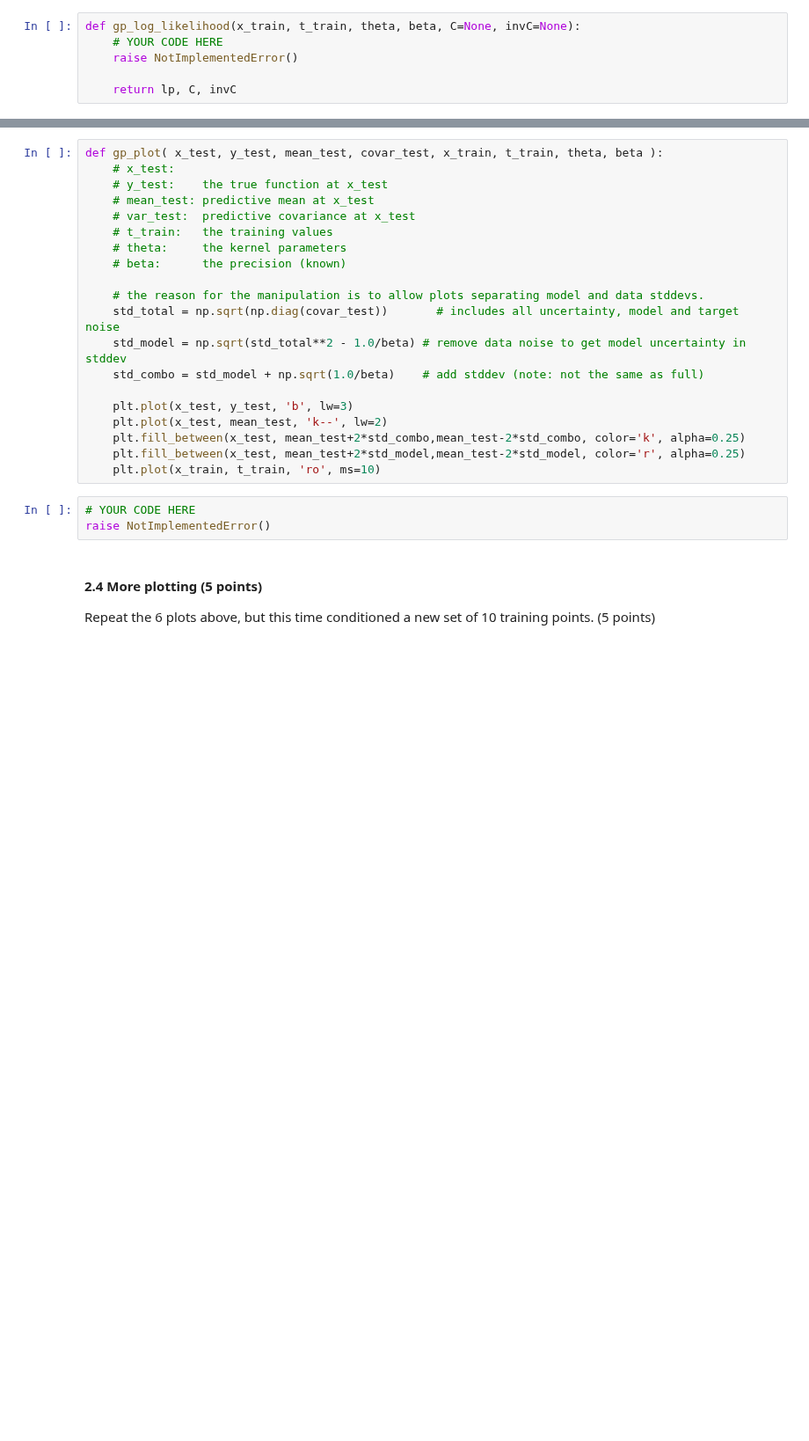
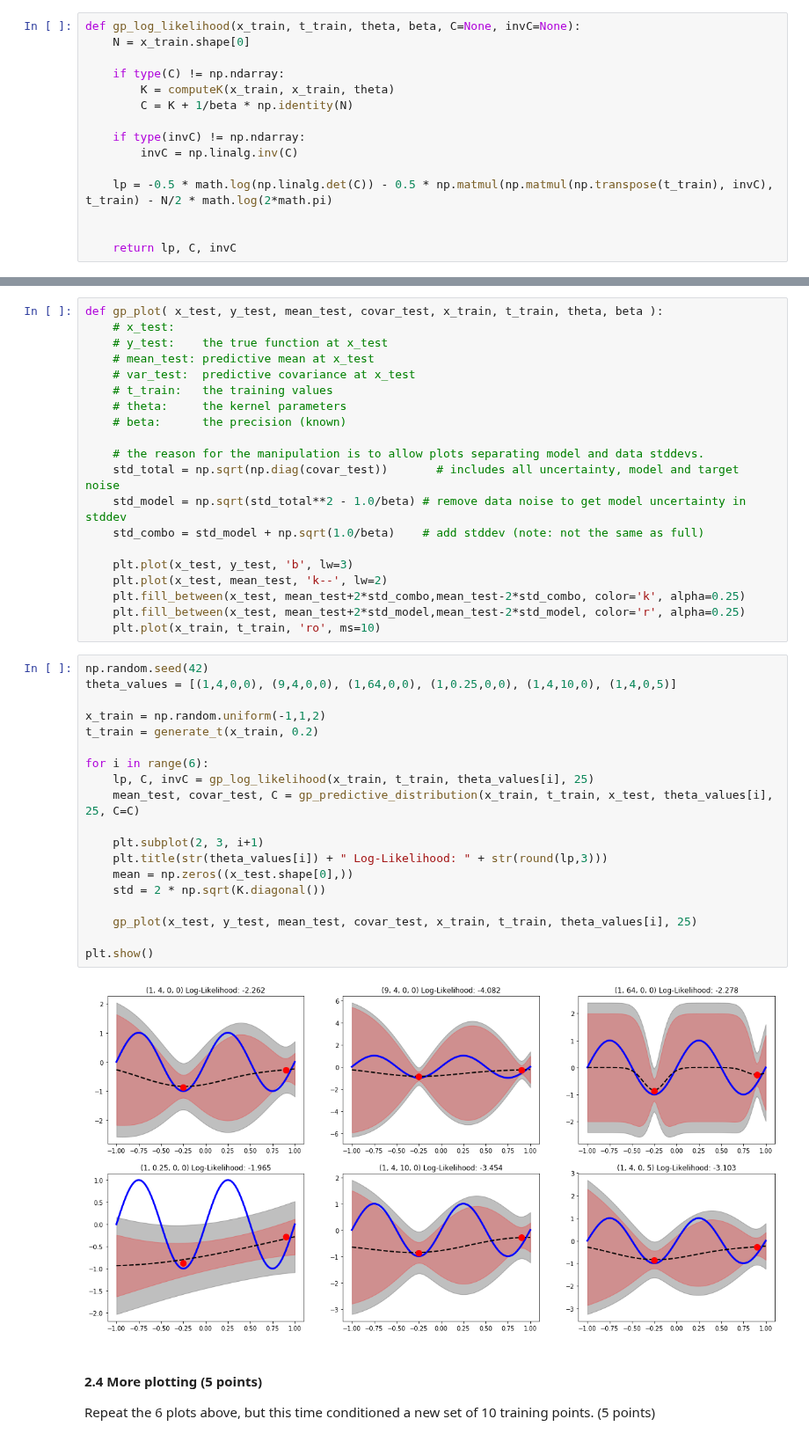
Before and after one commit to ML77777/ML1-18, a Jupyter notebook: Bobbie/lab3.ipynb, the cells around one changed output, grey strips where cells are left out. Shown at 88% size. Drawn from its saved outputs; the diff is of its cells as text; blank space fills up the shorter version.

```diff
--- a/Bobbie/lab3.ipynb
+++ b/Bobbie/lab3.ipynb
@@ -252,12 +271,21 @@ assert np.allclose(C_in, C_out), "C is not reused!"
 # %% [markdown]
 #### 2.2 gp_log_likelihood(...) (10 points)
 To learn the hyperparameters, we would need to compute the log-likelihood of the of the training data.  Implicitly, this is conditioned on the value setting for $\mathbf{\theta}$.  Write a function `gp_log_likelihood(x_train, t_train, theta, C=None, invC=None, beta=None)`, where C and invC can be stored and reused. It should return the log-likelihood, `C` and `invC`  (10 points)
-# %%
-def gp_log_likelihood(x_train, t_train, theta, beta, C=None, invC=None):
-    # YOUR CODE HERE
-    raise NotImplementedError()
-
-    return lp, C, invC
+# %%
+def gp_log_likelihood(x_train, t_train, theta, beta, C=None, invC=None):
+    N = x_train.shape[0]
+
+    if type(C) != np.ndarray:
+        K = computeK(x_train, x_train, theta)
+        C = K + 1/beta * np.identity(N)
+
+    if type(invC) != np.ndarray:
+        invC = np.linalg.inv(C)
+
+    lp = -0.5 * math.log(np.linalg.det(C)) - 0.5 * np.matmul(np.matmul(np.transpose(t_train), invC), t_train) - N/2 * math.log(2*math.pi)
+
+
+    return lp, C, invC
 # %%
 ### Test your function
 N = 2
@@ -303,9 +331,27 @@ def gp_plot( x_test, y_test, mean_test, covar_test, x_train, t_train, theta, bet
     plt.fill_between(x_test, mean_test+2*std_combo,mean_test-2*std_combo, color='k', alpha=0.25)
     plt.fill_between(x_test, mean_test+2*std_model,mean_test-2*std_model, color='r', alpha=0.25)
     plt.plot(x_train, t_train, 'ro', ms=10)
-# %%
-# YOUR CODE HERE
-raise NotImplementedError()
+# %%
+np.random.seed(42)
+theta_values = [(1,4,0,0), (9,4,0,0), (1,64,0,0), (1,0.25,0,0), (1,4,10,0), (1,4,0,5)]
+
+x_train = np.random.uniform(-1,1,2)
+t_train = generate_t(x_train, 0.2)
+
+for i in range(6):
+    lp, C, invC = gp_log_likelihood(x_train, t_train, theta_values[i], 25)
+    mean_test, covar_test, C = gp_predictive_distribution(x_train, t_train, x_test, theta_values[i], 25, C=C)
+
+    plt.subplot(2, 3, i+1)
+    plt.title(str(theta_values[i]) + " Log-Likelihood: " + str(round(lp,3)))
+    mean = np.zeros((x_test.shape[0],))
+    std = 2 * np.sqrt(K.diagonal())
+
+    gp_plot(x_test, y_test, mean_test, covar_test, x_train, t_train, theta_values[i], 25)
+
+plt.show()
+# %% [output]
+[figure, added]
 # %% [markdown]
 #### 2.4 More plotting (5 points)
 Repeat the 6 plots above, but this time conditioned a new set of 10 training points. (5 points)
```
Also changed, not shown: parts of 7 cells of this notebook.
